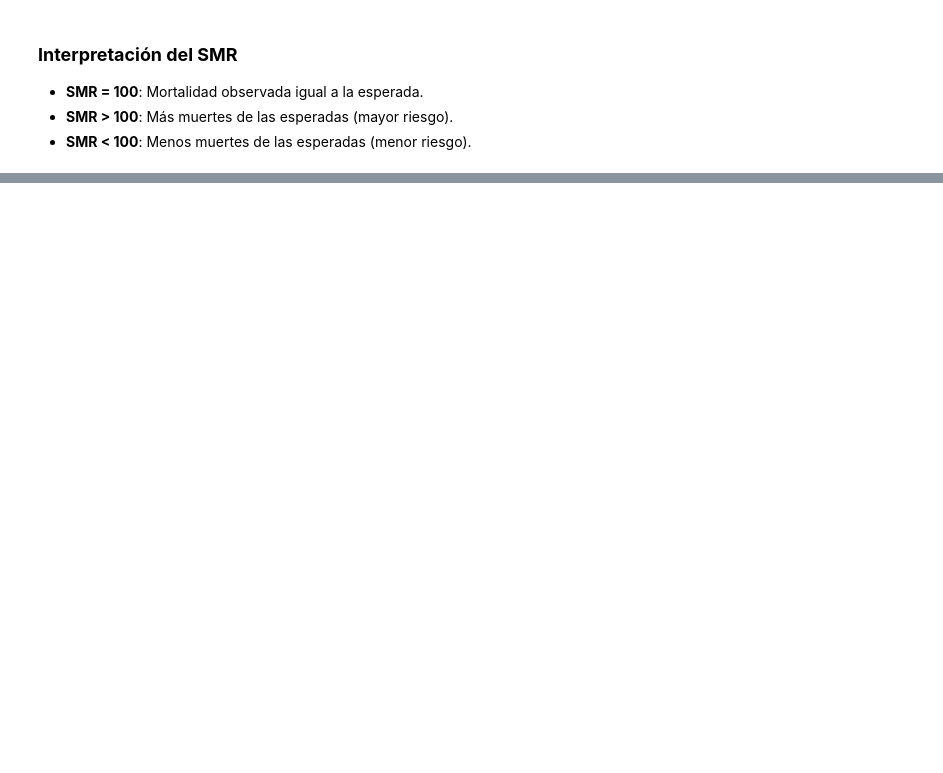
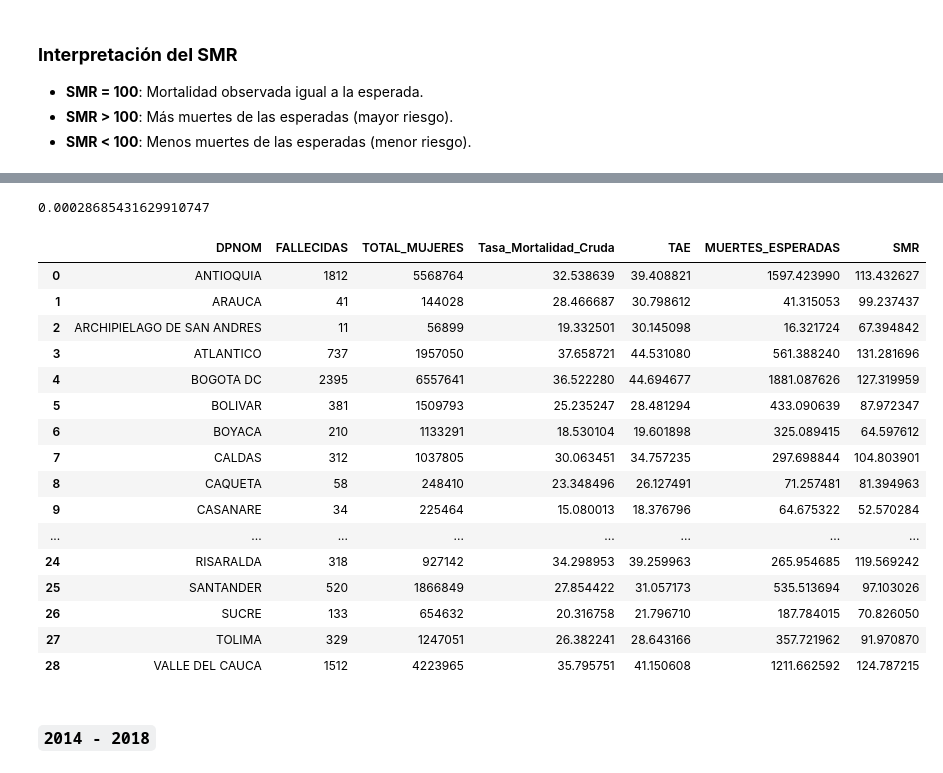
Before and after one commit to kmarcela11/Paper_BreastCancer, a Jupyter notebook: notebooks/4. tasas.ipynb, the cells around one changed output, grey strips where cells are left out. Saved outputs shown, nothing was run; the diff lists cells and outputs as text; code cells hidden in the pictures; blank space fills up the shorter version.

```diff
--- a/notebooks/4. tasas.ipynb
+++ b/notebooks/4. tasas.ipynb
@@ -402,0 +404,2 @@ data.to_csv(r"C:\Users\kamac\Downloads\Actividad1\Ejercicio2_act1.csv", index=Fa
+# %%
+tasas_q1, resumen_q1 = procesar_tasas_por_periodo(muertes_df, 2009, 2013)
@@ -402,0 +442,26 @@ data.to_csv(r"C:\Users\kamac\Downloads\Actividad1\Ejercicio2_act1.csv", index=Fa
+# %%
+tasa_nacional_q1, tasas_q1 = calcular_SMR(tasas_q1)
+# %%
+tasa_nacional_q1
+# %% [output]
+0.00028685431629910747
+# %%
+tasas_q1
+# %% [output]
+|  | DPNOM | FALLECIDAS | TOTAL_MUJERES | Tasa_Mortalidad_Cruda | TAE | MUERTES_ESPERADAS | SMR |
+| 0 | ANTIOQUIA | 1812 | 5568764 | 32.538639 | 39.408821 | 1597.423990 | 113.432627 |
+| 1 | ARAUCA | 41 | 144028 | 28.466687 | 30.798612 | 41.315053 | 99.237437 |
+| 2 | ARCHIPIELAGO DE SAN ANDRES | 11 | 56899 | 19.332501 | 30.145098 | 16.321724 | 67.394842 |
+| 3 | ATLANTICO | 737 | 1957050 | 37.658721 | 44.531080 | 561.388240 | 131.281696 |
+| 4 | BOGOTA DC | 2395 | 6557641 | 36.522280 | 44.694677 | 1881.087626 | 127.319959 |
+| 5 | BOLIVAR | 381 | 1509793 | 25.235247 | 28.481294 | 433.090639 | 87.972347 |
+| 6 | BOYACA | 210 | 1133291 | 18.530104 | 19.601898 | 325.089415 | 64.597612 |
+| 7 | CALDAS | 312 | 1037805 | 30.063451 | 34.757235 | 297.698844 | 104.803901 |
+| 8 | CAQUETA | 58 | 248410 | 23.348496 | 26.127491 | 71.257481 | 81.394963 |
+| 9 | CASANARE | 34 | 225464 | 15.080013 | 18.376796 | 64.675322 | 52.570284 |
+| ... | ... | ... | ... | ... | ... | ... | ... |
+| 24 | RISARALDA | 318 | 927142 | 34.298953 | 39.259963 | 265.954685 | 119.569242 |
+| 25 | SANTANDER | 520 | 1866849 | 27.854422 | 31.057173 | 535.513694 | 97.103026 |
+| 26 | SUCRE | 133 | 654632 | 20.316758 | 21.796710 | 187.784015 | 70.826050 |
+| 27 | TOLIMA | 329 | 1247051 | 26.382241 | 28.643166 | 357.721962 | 91.970870 |
+| 28 | VALLE DEL CAUCA | 1512 | 4223965 | 35.795751 | 41.150608 | 1211.662592 | 124.787215 |
@@ -402,0 +470,2 @@ data.to_csv(r"C:\Users\kamac\Downloads\Actividad1\Ejercicio2_act1.csv", index=Fa
+# %% [markdown]
+### **`2014 - 2018`**
```
Also changed, not shown: parts of 46 cells of this notebook, 17 other files.
